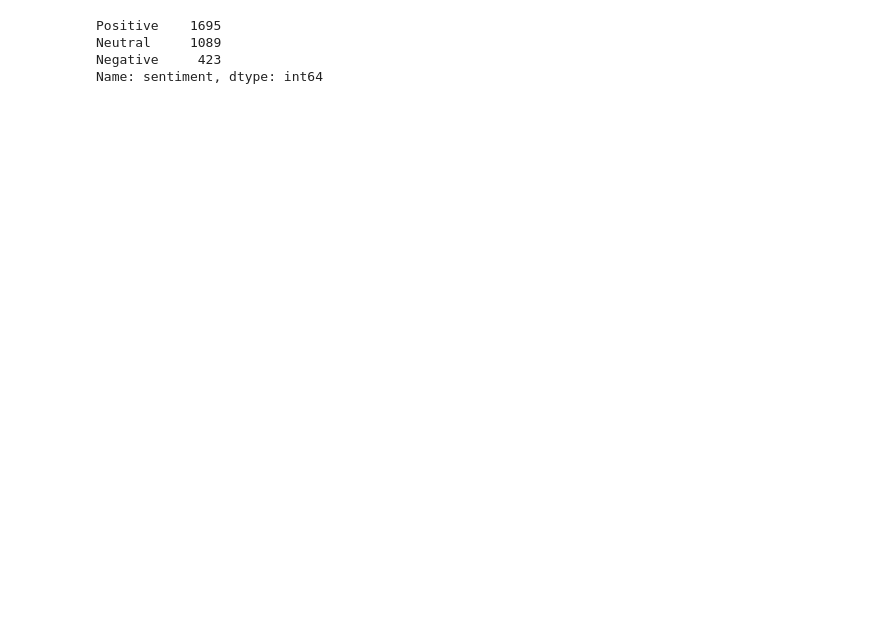
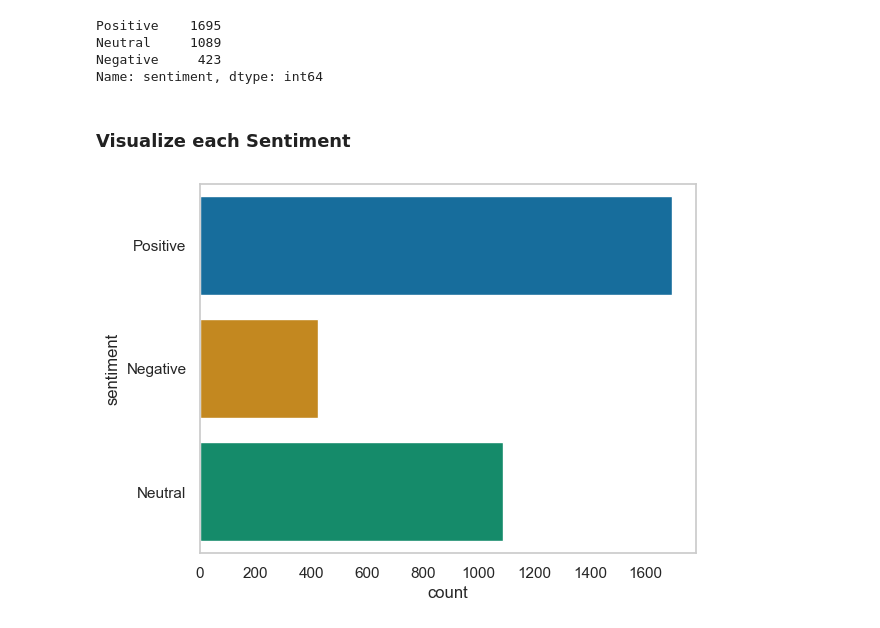
Before and after one commit to ShakilM26/Twitter-Sentiment-Analysis, a Jupyter notebook: Twitter Sentiment Analysis.ipynb, the cells around one changed output. Cells and saved outputs as stored; diff of their text form; code cells hidden in the pictures; blank space fills up the shorter version.

```diff
--- a/Twitter Sentiment Analysis.ipynb
+++ b/Twitter Sentiment Analysis.ipynb
@@ -96,5 +120,0 @@ tokenize = nltk.tokenize.word_tokenize(all_words)
-# %%
-from nltk.probability import FreqDist
-
-frequency = FreqDist(tokenize)
-frequency
@@ -162,4 +165,0 @@ df.head()
-# %%
-df = pd.concat([df.drop(['replies','retweets','favorites'], axis=1),
-               df['polarity'].apply(pd.Series)], axis=1)
-df.head()
@@ -182,0 +190,7 @@ df.head()
+# %%
+# Transform the data
+
+df = pd.concat([df, df['polarity'].apply(pd.Series)], axis=1)
+
+# Drop the original 'polarity' column
+df = df.drop('polarity', axis=1)
@@ -187,3 +224,14 @@ Positive    1695
 Neutral     1089
 Negative     423
 Name: sentiment, dtype: int64
+# %% [markdown]
+### Visualize each Sentiment
+# %%
+# using barplot
+
+bar_color = sns.color_palette("colorblind", len(common_word))
+
+ax = sns.countplot(y='sentiment', data=df, palette=bar_color)
+ax.xaxis.grid(False)
+# %% [output]
+[figure, added]
```
Also changed, not shown: parts of 31 cells of this notebook.
